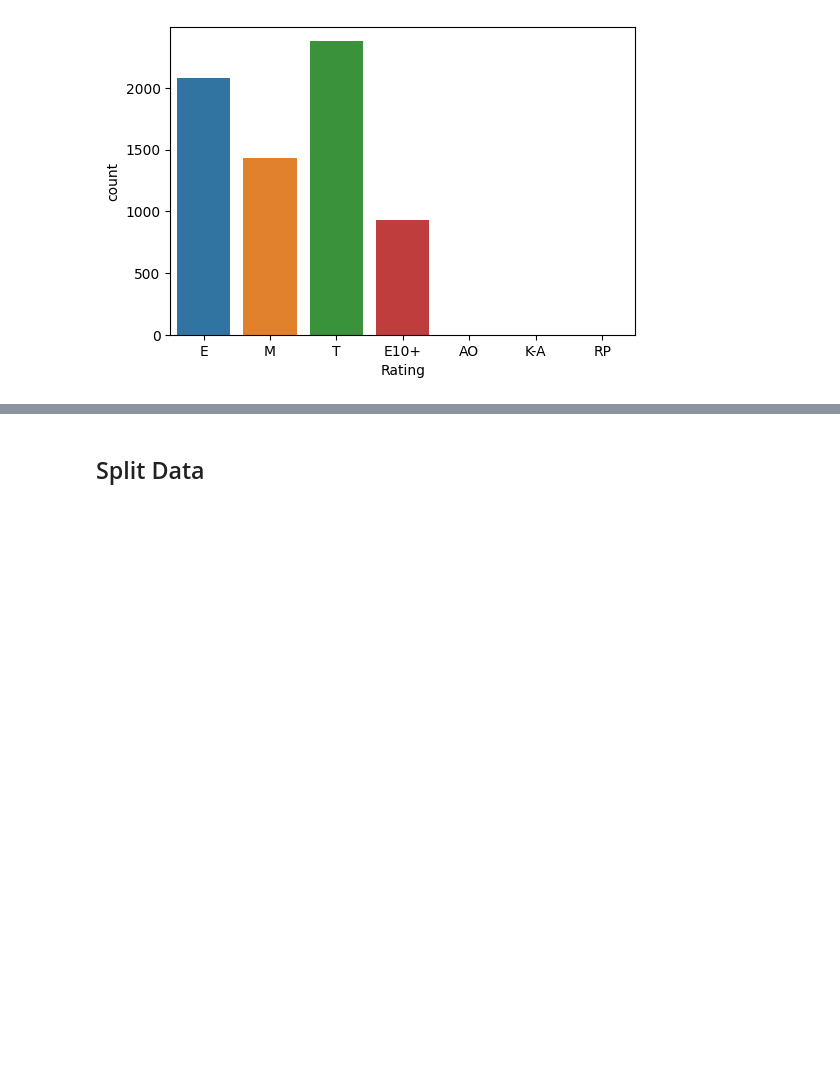
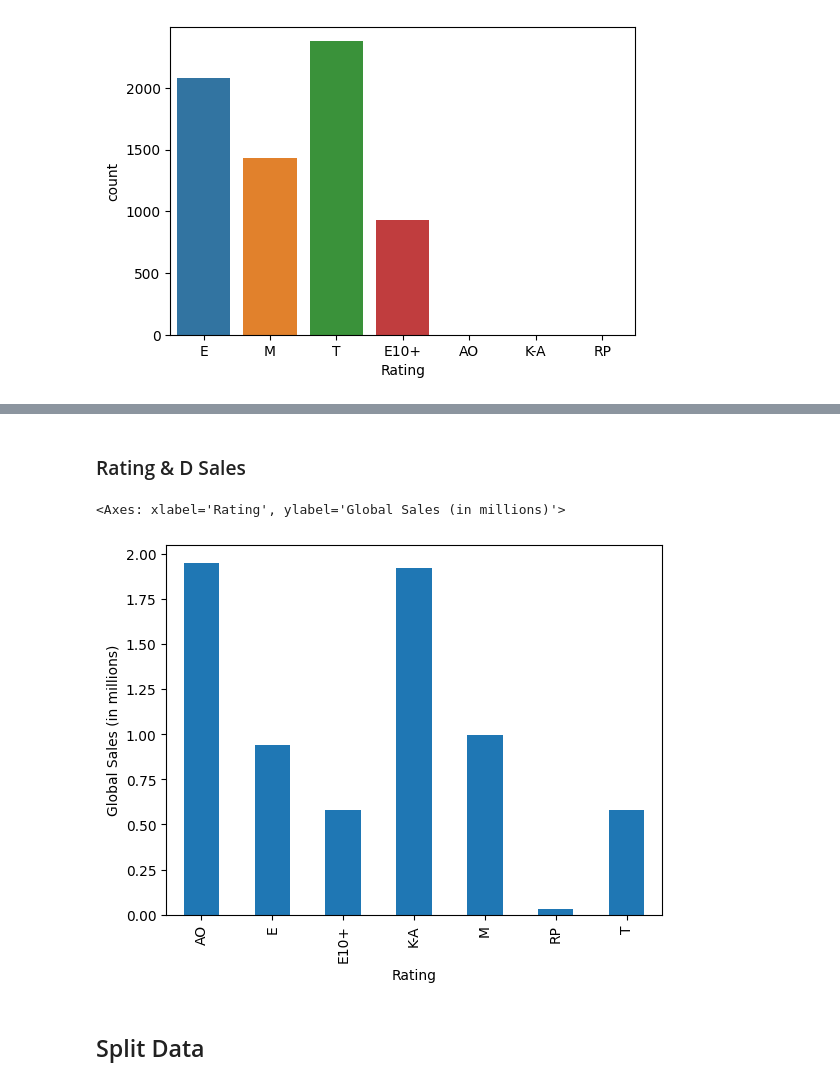
Before and after one commit to GhiathAjam/Analysis-of-Video-Games-Sales, a Jupyter notebook: Analysis/PredictiveQuestions/Q3.ipynb, the cells around one changed output, grey strips where cells are left out. Cells and saved outputs as stored; diff of their text form; code cells hidden in the pictures; blank space fills up the shorter version.

```diff
--- a/Analysis/PredictiveQuestions/Q3.ipynb
+++ b/Analysis/PredictiveQuestions/Q3.ipynb
@@ -36,3 +58,10 @@ plot(df.groupby('Rating')['Critic_Score'].mean(), 'Rating', 'Critic_Score', 'Mea
+# %% [markdown]
+### Rating & D Sales
+# %%
+df.groupby('Rating')['Global_Sales'].mean().plot(kind='bar', ylabel='Global Sales (in millions)')
+# %% [output]
+<Axes: xlabel='Rating', ylabel='Global Sales (in millions)'>
+[figure, added]
 # %% [markdown]
 ## Split Data
 # %%
```
Also changed, not shown: parts of 13 cells of this notebook.
